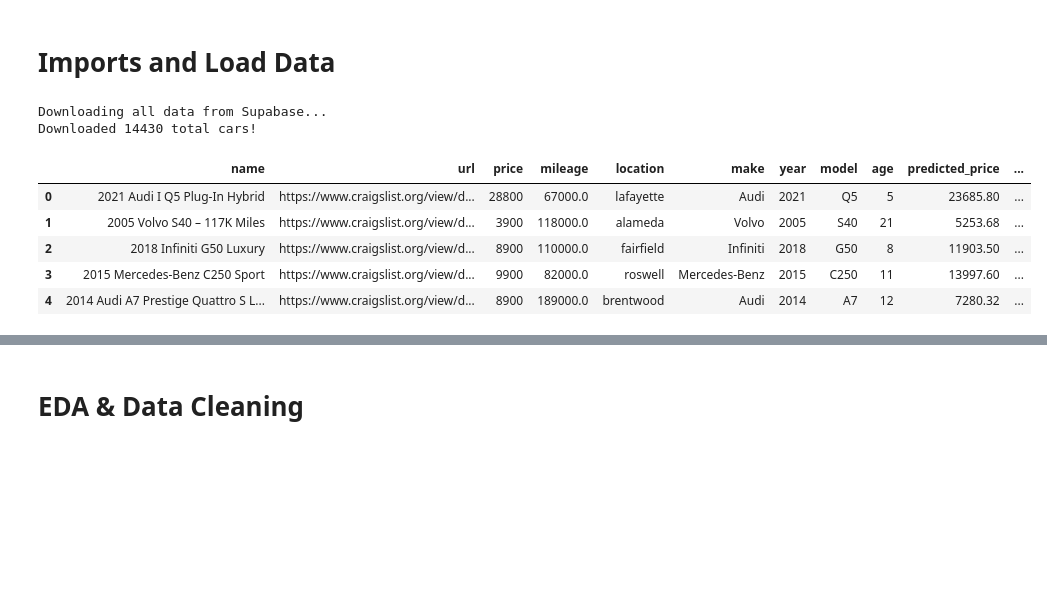
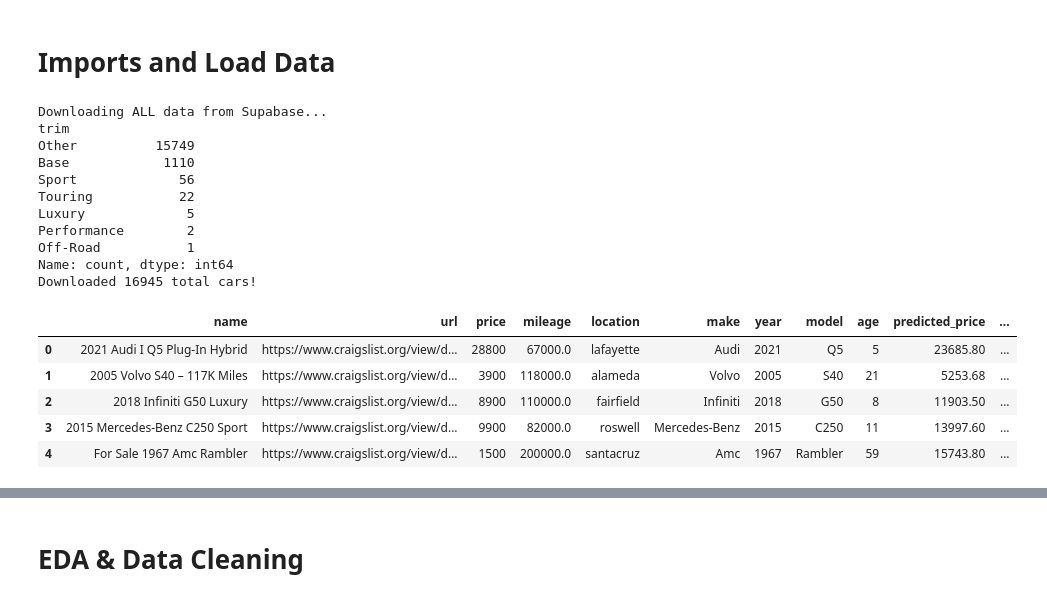
Before and after one commit to abhiswrld/AutoValuate, a Jupyter notebook: ml/AutoValuate_Pipeline.ipynb, the cells around one changed output, grey strips where cells are left out. Saved outputs shown, nothing was run; the diff lists cells and outputs as text; code cells hidden in the pictures; blank space fills up the shorter version.

```diff
--- a/ml/AutoValuate_Pipeline.ipynb
+++ b/ml/AutoValuate_Pipeline.ipynb
@@ -12,38 +12,54 @@ df = pd.read_csv('../data/raw_listings.csv')
 import pandas as pd
 import os
 from sqlalchemy import create_engine
 from dotenv import load_dotenv
 
 # Load the environment variables
 load_dotenv()
 
 # 1. Connect to Supabase
 DATABASE_URL = os.getenv("DATABASE_URL")
 engine = create_engine(DATABASE_URL)
 
 # 2. Pull ALL cars from the database
-print("Downloading all data from Supabase...")
+print("Downloading ALL data from Supabase...")
 df = pd.read_sql("SELECT * FROM cars", engine)
 
 # 3. Fill the missing condition/title_status/trim with 'unspecified'
 df['condition'] = df['condition'].fillna('unspecified')
 df['title_status'] = df['title_status'].fillna('unspecified')
-df['trim'] = df['trim'].fillna('unspecified')
+df['trim'] = df['trim'].replace('Error', 'unspecified')
+top_trims = df['trim'].value_counts().nlargest(30).index
+df['trim'] = df['trim'].apply(lambda x: x if x in top_trims else 'Other')
+
+print(df['trim'].value_counts().head(10))
 
 # If the LLM hit an error, treat it as unspecified too
 df['trim'] = df['trim'].replace('Error', 'unspecified')
 
+# Drop any rows missing the absolute core features
+df = df.dropna(subset=['price', 'mileage', 'year', 'make', 'model'])
+
 print(f"Downloaded {len(df)} total cars!")
 df.head()
 # %% [output]
-Downloading all data from Supabase...
-Downloaded 14430 total cars!
+Downloading ALL data from Supabase...
+trim
+Other          15749
+Base            1110
+Sport             56
+Touring           22
+Luxury             5
+Performance        2
+Off-Road           1
+Name: count, dtype: int64
+Downloaded 16945 total cars!
 |  | name | url | price | mileage | location | make | year | model | age | predicted_price | ... |
 | 0 | 2021 Audi I Q5 Plug-In Hybrid | https://www.craigslist.org/view/d... | 28800 | 67000.0 | lafayette | Audi | 2021 | Q5 | 5 | 23685.80 | ... |
 | 1 | 2005 Volvo S40 – 117K Miles | https://www.craigslist.org/view/d... | 3900 | 118000.0 | alameda | Volvo | 2005 | S40 | 21 | 5253.68 | ... |
 | 2 | 2018 Infiniti G50 Luxury | https://www.craigslist.org/view/d... | 8900 | 110000.0 | fairfield | Infiniti | 2018 | G50 | 8 | 11903.50 | ... |
 | 3 | 2015 Mercedes-Benz C250 Sport | https://www.craigslist.org/view/d... | 9900 | 82000.0 | roswell | Mercedes-Benz | 2015 | C250 | 11 | 13997.60 | ... |
-| 4 | 2014 Audi A7 Prestige Quattro S L... | https://www.craigslist.org/view/d... | 8900 | 189000.0 | brentwood | Audi | 2014 | A7 | 12 | 7280.32 | ... |
+| 4 | For Sale 1967 Amc Rambler | https://www.craigslist.org/view/d... | 1500 | 200000.0 | santacruz | Amc | 1967 | Rambler | 59 | 15743.80 | ... |
 # %%
 df.sample(10)
 # %% [output]
```
Also changed, not shown: parts of 16 cells of this notebook.
